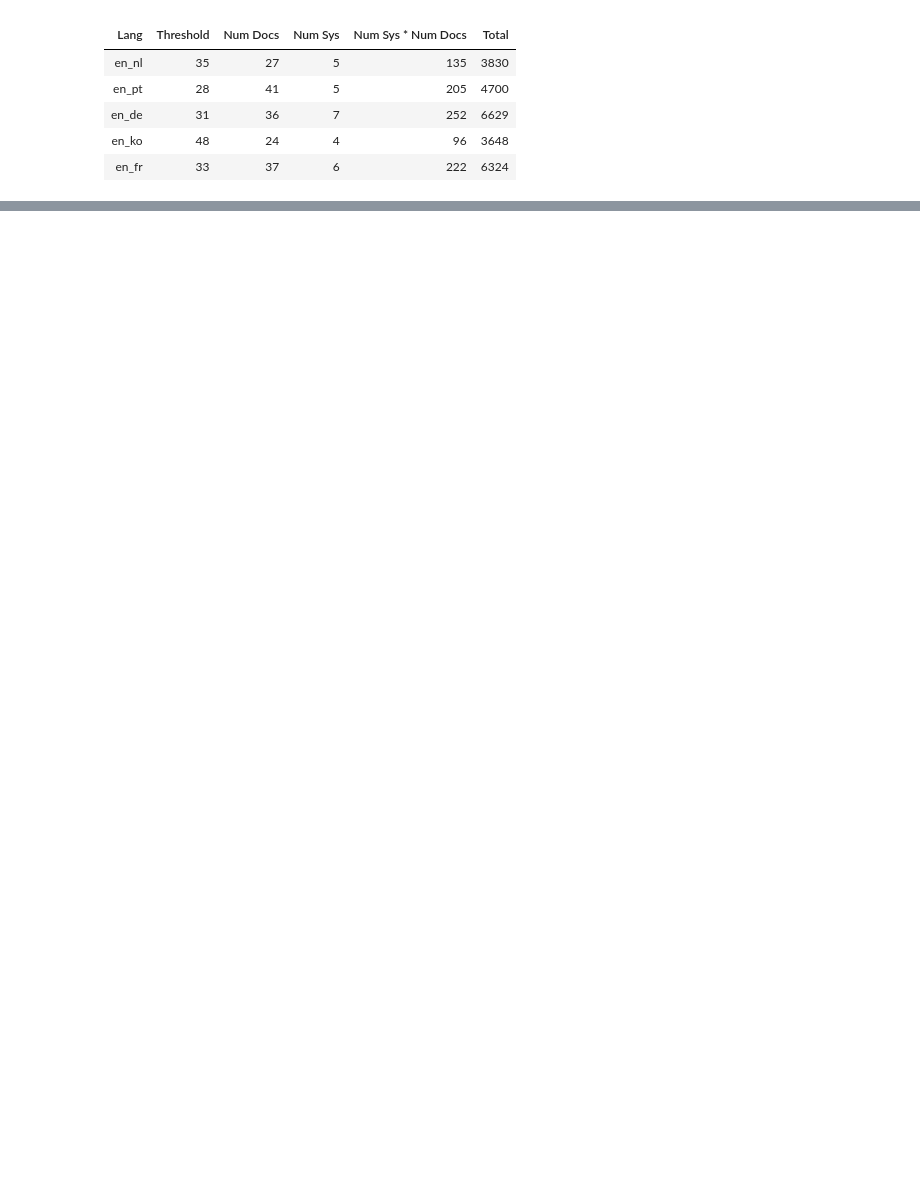
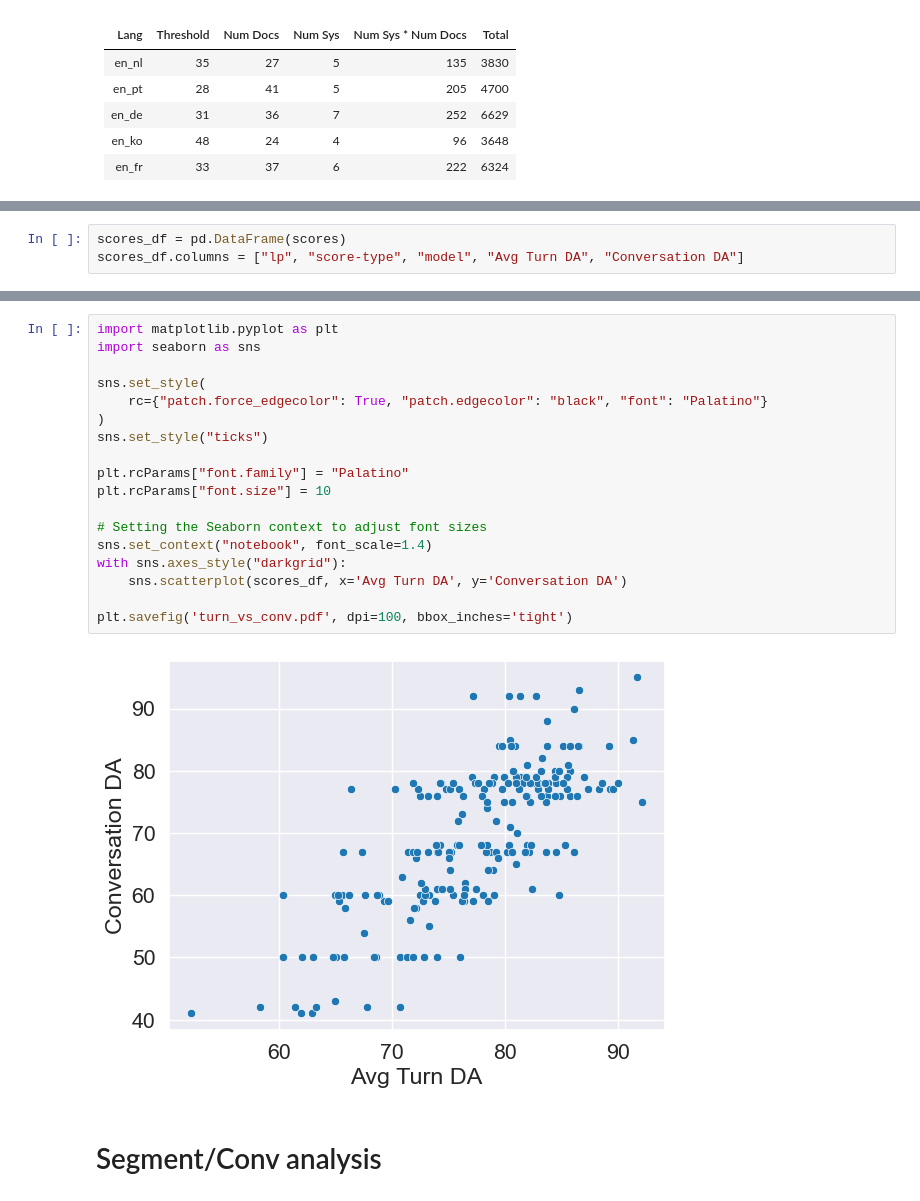
Before and after one commit to WMT-Chat-task/chat-task-2024-results, a Jupyter notebook: generate_human_ranks.ipynb, the cells around one changed output, grey strips where cells are left out. Saved outputs shown, nothing was run; the diff lists cells and outputs as text; blank space fills up the shorter version.

```diff
--- a/generate_human_ranks.ipynb
+++ b/generate_human_ranks.ipynb
@@ -66,0 +81,3 @@ Name: score, dtype: float64
+# %%
+scores_df = pd.DataFrame(scores)
+scores_df.columns = ["lp", "score-type", "model", "Avg Turn DA", "Conversation DA"]
@@ -66,0 +90,22 @@ Name: score, dtype: float64
+# %%
+import matplotlib.pyplot as plt
+import seaborn as sns
+
+sns.set_style(
+    rc={"patch.force_edgecolor": True, "patch.edgecolor": "black", "font": "Palatino"}
+)
+sns.set_style("ticks")
+
+plt.rcParams["font.family"] = "Palatino"
+plt.rcParams["font.size"] = 10
+
+# Setting the Seaborn context to adjust font sizes
+sns.set_context("notebook", font_scale=1.4)
+with sns.axes_style("darkgrid"):
+    sns.scatterplot(scores_df, x='Avg Turn DA', y='Conversation DA')
+
+plt.savefig('turn_vs_conv.pdf', dpi=100, bbox_inches='tight')
+# %% [output]
+[figure, added]
+# %% [markdown]
+# Segment/Conv analysis
```
Also changed, not shown: parts of 9 cells of this notebook, 5 other files.
